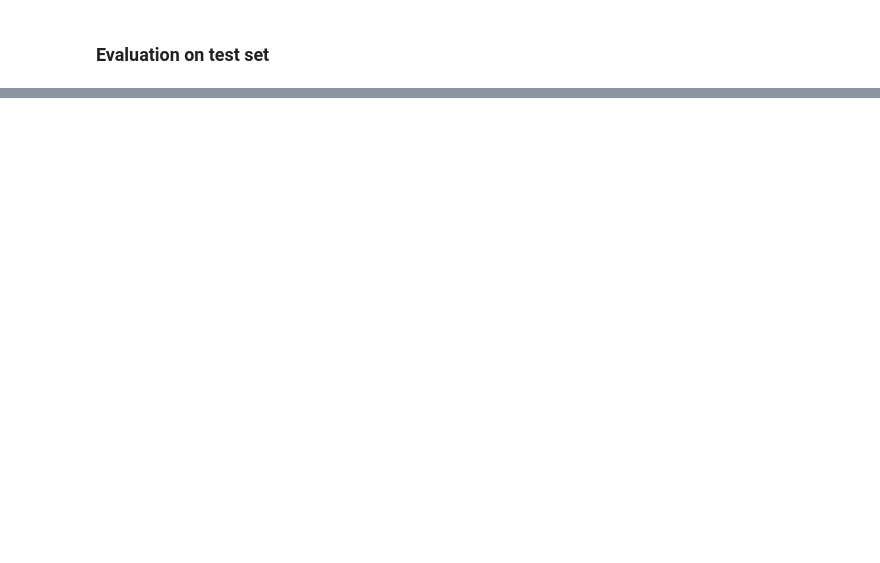
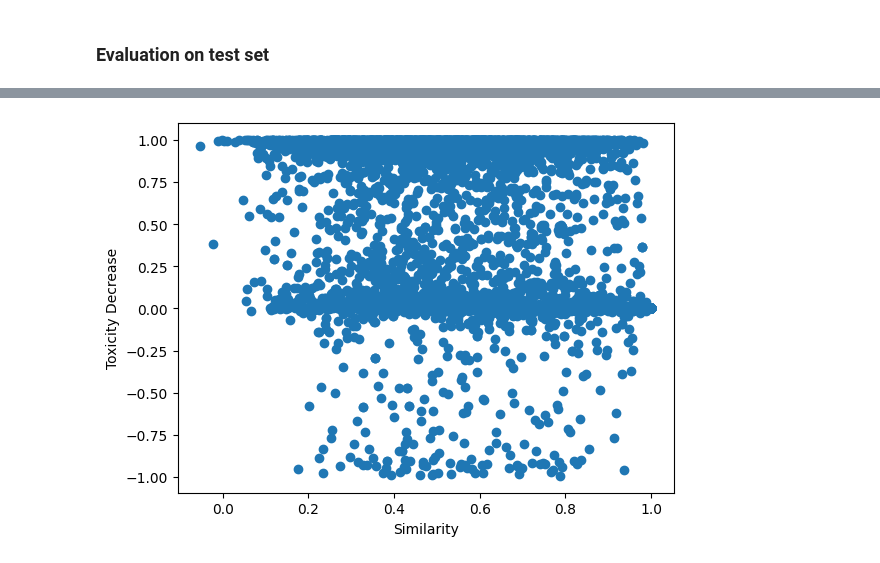
Before and after one commit to KGallyamov/TextDetoxification, a Jupyter notebook: notebooks/3.1-baseline-rnn.ipynb, the cells around one changed output, grey strips where cells are left out. Cells and saved outputs as stored; diff of their text form; code cells hidden in the pictures; blank space fills up the shorter version.

```diff
--- a/notebooks/3.1-baseline-rnn.ipynb
+++ b/notebooks/3.1-baseline-rnn.ipynb
@@ -178,0 +295,7 @@ for _ in tqdm(range(epochs)):
+# %%
+idx = np.random.randint(0, len(similarity), size=int(len(similarity) * 0.1))
+plt.scatter(np.array(similarity)[idx], np.array(toxicity_drop)[idx])
+plt.xlabel('Similarity')
+plt.ylabel('Toxicity Decrease');
+# %% [output]
+[figure, added]
```
Also changed, not shown: parts of 17 cells of this notebook, 5 other files.
